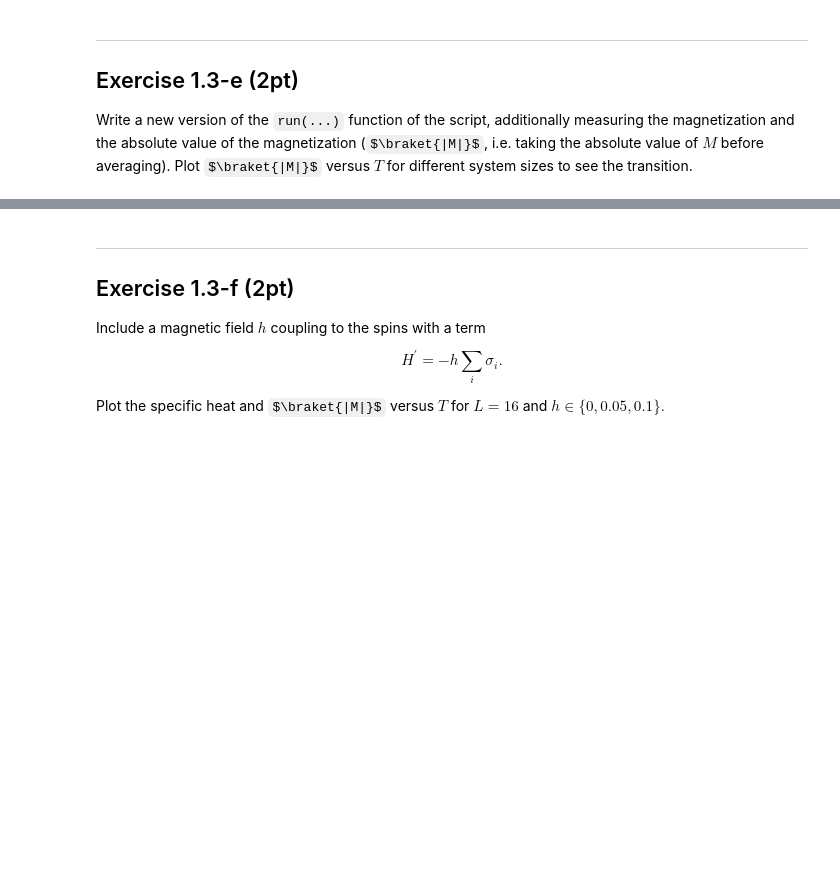
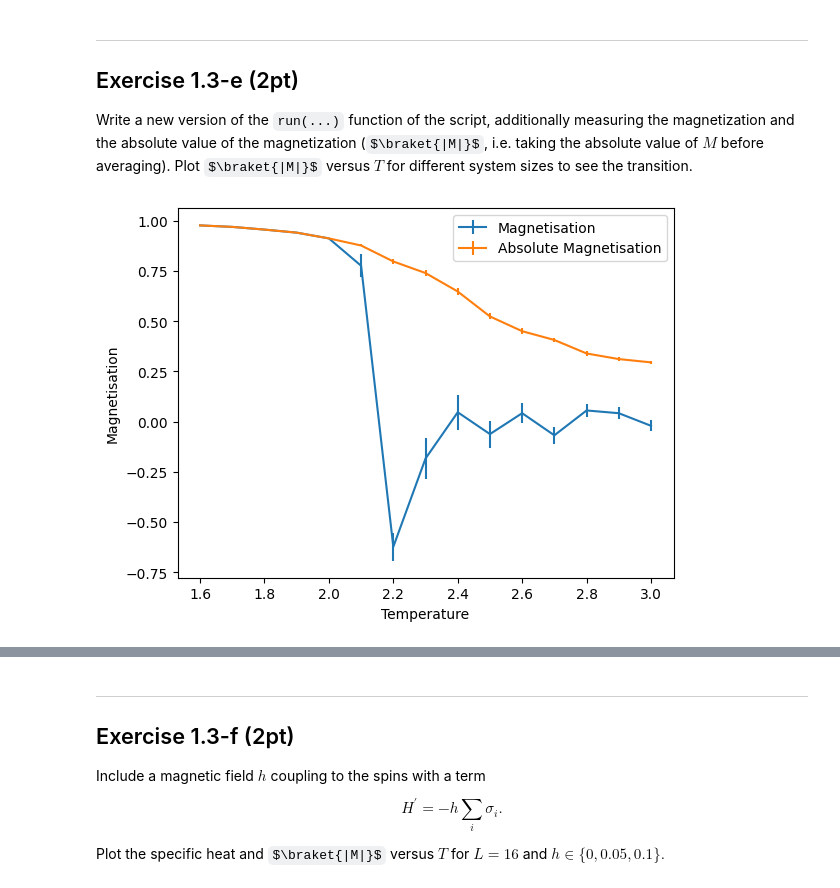
Before and after one commit to YommoY-official/CompManyBody, a Jupyter notebook: exercises/ex01_monte_carlo/ex01.3_metropolis.ipynb, the cells around one changed output, grey strips where cells are left out. Drawn from its saved outputs; the diff is of its cells as text; code cells hidden in the pictures; some formulas as TeX source; blank space fills up the shorter version.

```diff
--- a/exercises/ex01_monte_carlo/ex01.3_metropolis.ipynb
+++ b/exercises/ex01_monte_carlo/ex01.3_metropolis.ipynb
@@ -212,23 +212,47 @@ def run(T_range, L, N_sweeps, N_eq=None, N_bins=10, N_flips=10, rng=None):
     C_list = []
     E_list = []
     M_list = []
-    system = prepare_system(L, rng)
+    M_abs_list = []
+    system = metropolis.prepare_system(L, rng)
     for T in T_range:
         C_list_bin = []
         E_list_bin = []
+        M_list_bin = []
+        M_abs_list_bin = []
         for k in range(N_bins):
             # run N_sweeps metropolis updates and store results the array Es
-            Es = metropolis_loop(system, T, N_sweeps, N_eq, N_flips, rng)
+            Es, Ms = metropolis_loop(system, T, N_sweeps, N_eq, N_flips, rng)
             # evaluate observables
             mean_E = np.mean(Es)
             mean_E2 = np.mean(Es**2)
+            mean_M = np.mean(Ms)
+            mean_M_abs = np.mean(np.abs(Ms))
             C_list_bin.append(1. / T**2. / L**2. * (mean_E2 - mean_E**2))
             E_list_bin.append(1. / L**2. * mean_E)
+            M_list_bin.append(mean_M)
+            M_abs_list_bin.append(mean_M_abs)
         # estimate error from binning analysis
         C_list.append([np.mean(C_list_bin), np.std(C_list_bin) / np.sqrt(N_bins)])
         E_list.append([np.mean(E_list_bin), np.std(E_list_bin) / np.sqrt(N_bins)])
-    return np.array(E_list), np.array(C_list)
+        M_list.append([np.mean(M_list_bin), np.std(M_list_bin) / np.sqrt(N_bins)])
+        M_abs_list.append([np.mean(M_abs_list_bin), np.std(M_abs_list_bin) / np.sqrt(N_bins)])
 
     return np.array(E_list), np.array(C_list), np.array(M_list), np.array(M_abs_list)
 # %%
 # YOUR CODE HERE
+T_range = np.arange(1.6, 3.1, 0.1)
+L = 10
+
+result = run(T_range, L, 10000, N_bins=50, N_flips=10, rng=np.random.default_rng(112))
+
+M_list= result[2]
+M_abs_list = result[3]
+
+plt.errorbar(T_range, M_list[:, 0], M_list[:, 1], label = "Magnetisation")
+plt.errorbar(T_range, M_abs_list[:, 0], M_abs_list[:, 1], label = "Absolute Magnetisation")
+plt.xlabel("Temperature")
+plt.ylabel("Magnetisation")
+plt.legend()
+plt.show()
+# %% [output]
+[figure, added]
```
Also changed, not shown: parts of 3 cells of this notebook.
